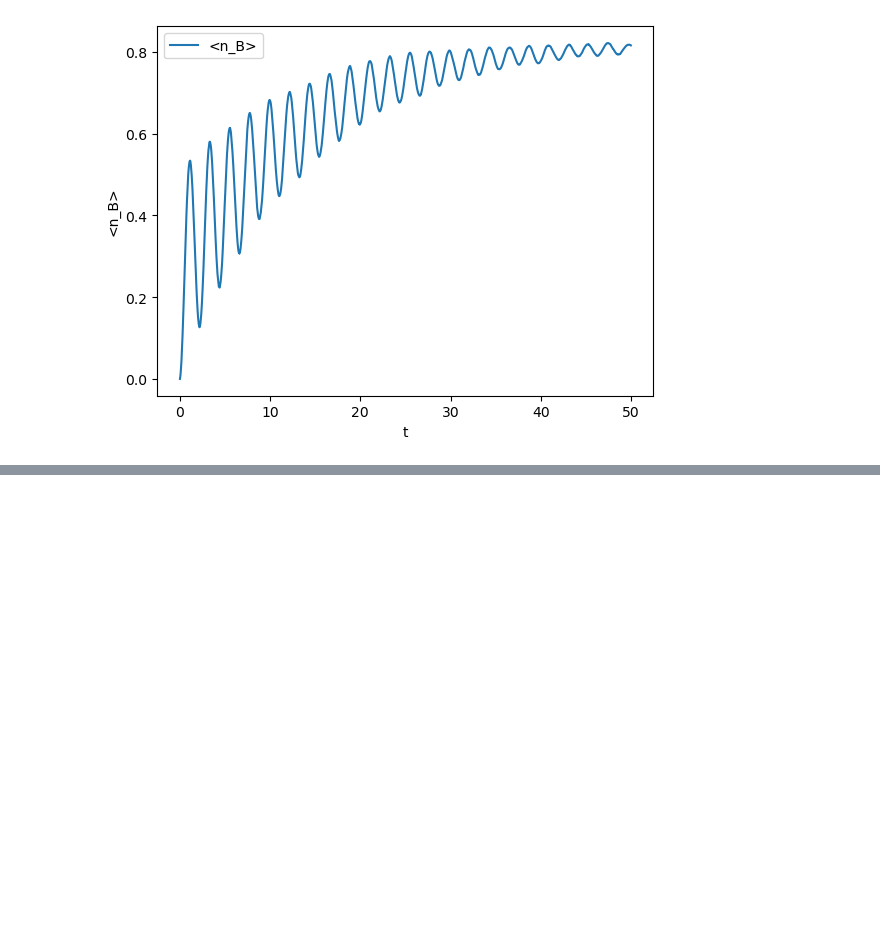
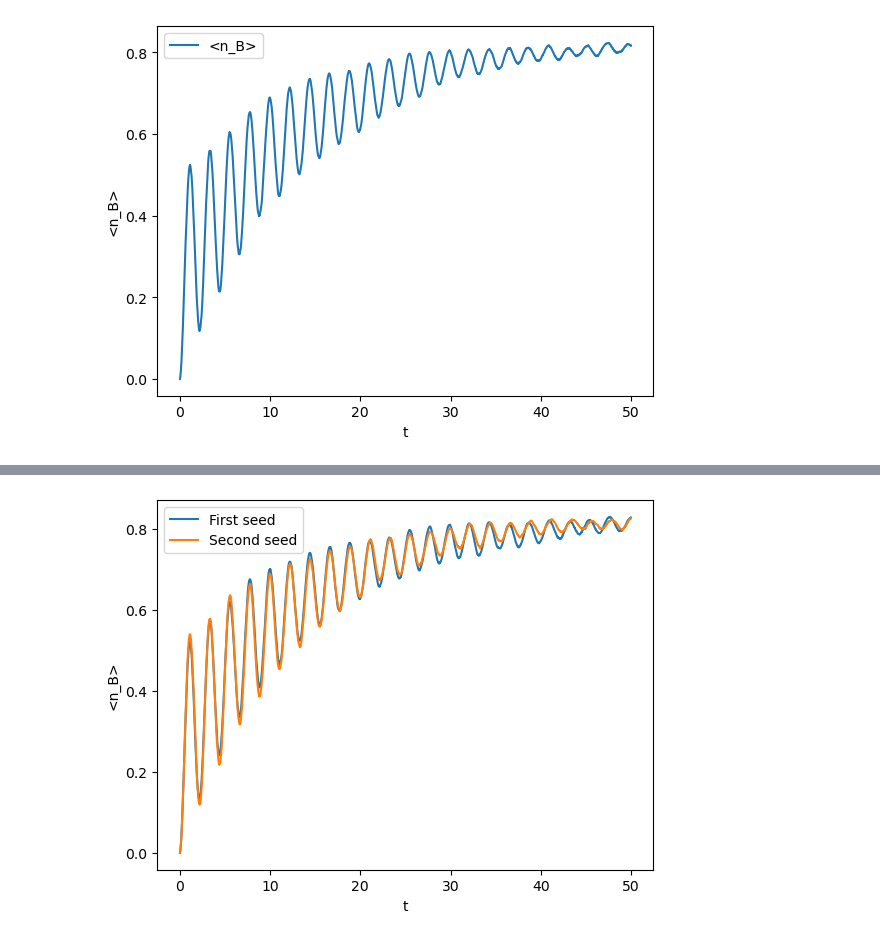
Before and after one commit to marcoradaelli/GillespieQuantumJumps, a Jupyter notebook: QutipBenchmark/QuTip_CoupledQubits.ipynb, the cells around one changed output, grey strips where cells are left out. Drawn from its saved outputs; the diff is of its cells as text; code cells hidden in the pictures; blank space fills up the shorter version.

```diff
--- a/QutipBenchmark/QuTip_CoupledQubits.ipynb
+++ b/QutipBenchmark/QuTip_CoupledQubits.ipynb
@@ -23,8 +24,8 @@ ide = qutip.Qobj(np.eye(2))
 g = 0.1
 
 # Simulation parameters.
-number_trajectories = 1000
-dt = 0.005
+number_trajectories = 400
+dt = 0.01
 t_final = 50
 
 H = ωA * tp(σz, ide) + ωB * tp(ide, σz) + ΩA * tp(σx, ide) + ΩB * tp(ide, σx) + g * (tp(σp, σm) + tp(σm, σp))
@@ -59,4 +60,22 @@ plt.ylabel("<n_B>")
 plt.legend()
 plt.show()
 # %% [output]
-[figure, old version]
+[figure, new version]
+# %%
+number_trajectories = 400
+
+options_1 = qutip.Options(seeds = [2])
+options_2 = qutip.Options(seeds = [4])
+
+result_seed_1 = qutip.ssesolve(H, ψ0, t_range, M_l, [num_op_B_overall], ntraj=number_trajectories, options=options_1)
+result_seed_2 = qutip.ssesolve(H, ψ0, t_range, M_l, [num_op_B_overall], ntraj=number_trajectories, options=options_2)
+
+exp_vals_1 = result_seed_1.expect[0]
+exp_vals_2 = result_seed_2.expect[0]
+plt.plot(t_range, exp_vals_1, label="First seed")
+plt.plot(t_range, exp_vals_2, label="Second seed")
+plt.xlabel("t")
+plt.ylabel("<n_B>")
+plt.legend()
+plt.show()
+# %% [output]
@@ -62,0 +102 @@ plt.show()
+[figure, added]
```
Also changed, not shown: parts of 9 cells of this notebook, 7 other files.
